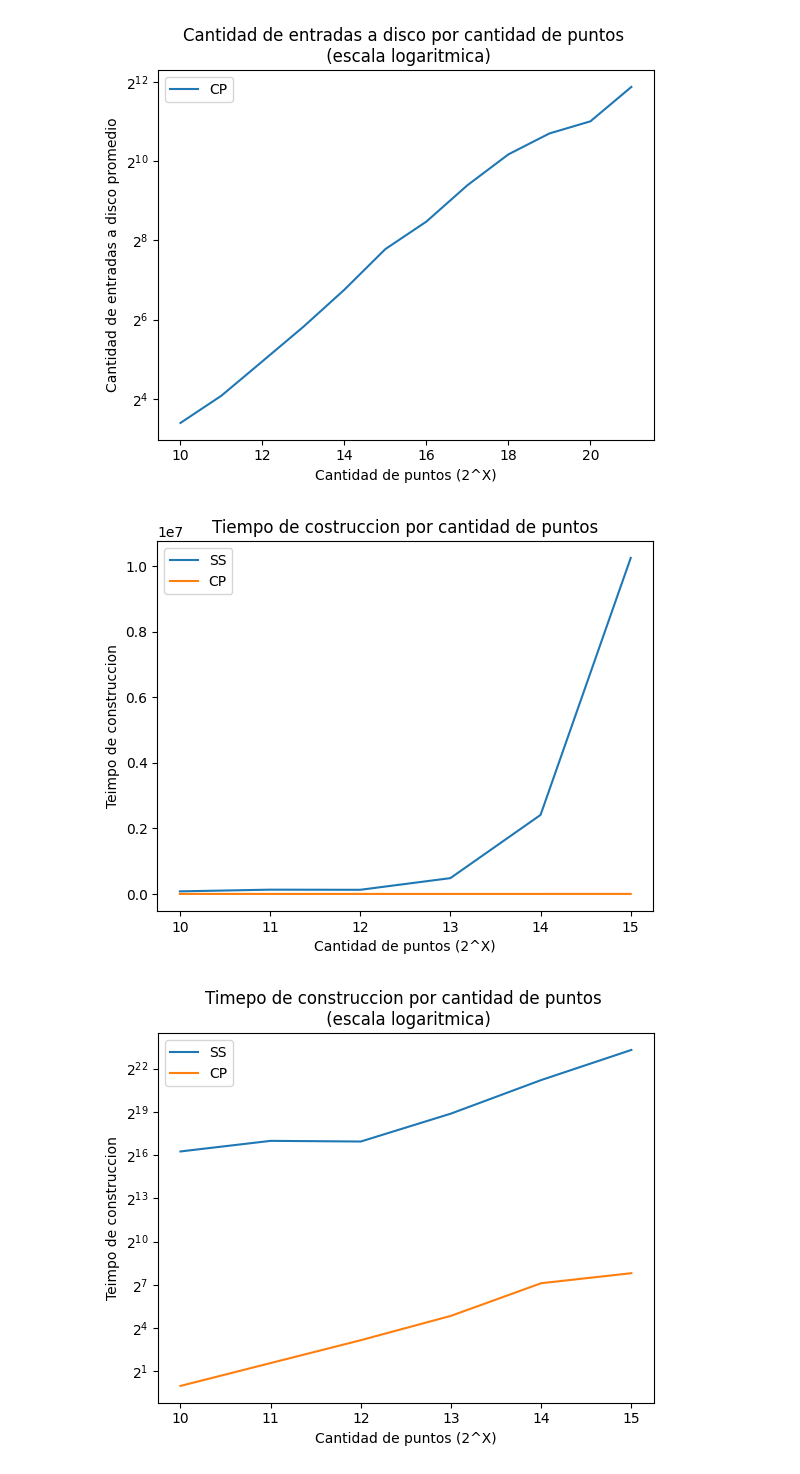
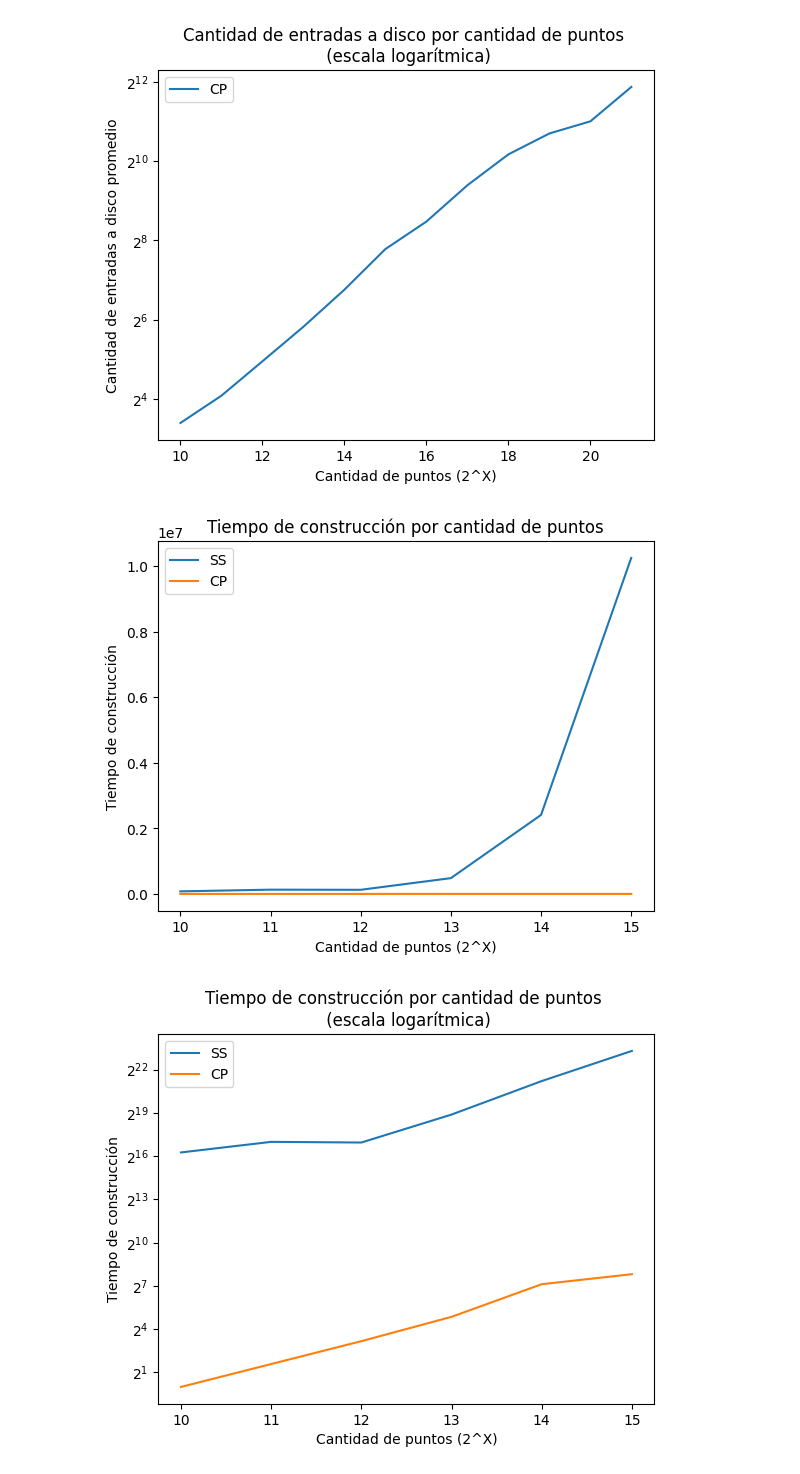
Before and after one commit to Sebitay/Tarea-Logaritmos, a Jupyter notebook: graph.ipynb, the cells around one changed output. Cells and saved outputs as stored; diff of their text form; code cells hidden in the pictures.

```diff
--- a/graph.ipynb
+++ b/graph.ipynb
@@ -2,7 +2,7 @@
 # Codigo para graficar resultados
 # %%
 #Access the output file
-file = open('output-final.txt', 'r')
+file = open('output.txt', 'r')
 lines = file.readlines()
 
 N_list = [10,11,12,13,14,15,16,17,18,19,20,21]
@@ -89,26 +89,26 @@ plt.show()
 # %%
 import matplotlib.pyplot as plt
 
 plt.figure()
 # Plotting
 plt.plot(N_list[:6], create_time_ss[:6], label='SS')
 plt.plot(N_list[:6], create_time_cp[:6], label='CP')
 plt.xlabel('Cantidad de puntos (2^X)')
-plt.ylabel('Teimpo de construccion')
-plt.title('Tiempo de costruccion por cantidad de puntos')
+plt.ylabel('Tiempo de construcción')
+plt.title('Tiempo de construcción por cantidad de puntos')
 plt.legend()
 plt.show()
 
 plt.figure()
 # Plotting
 plt.plot(N_list[:6], create_time_ss[:6], label='SS')
 plt.plot(N_list[:6], create_time_cp[:6], label='CP')
 plt.xlabel('Cantidad de puntos (2^X)')
-plt.ylabel('Teimpo de construccion')
-plt.title('Timepo de construccion por cantidad de puntos \n (escala logaritmica)')
+plt.ylabel('Tiempo de construcción')
+plt.title('Tiempo de construcción por cantidad de puntos \n (escala logarítmica)')
 plt.yscale('log', base=2)
 plt.legend()
 plt.show()
 # %% [output]
-[figure, old version]
+[figure, new version]
-[figure, old version]
+[figure, new version]
```
Also changed, not shown: parts of 2 cells of this notebook, 9 other files.
